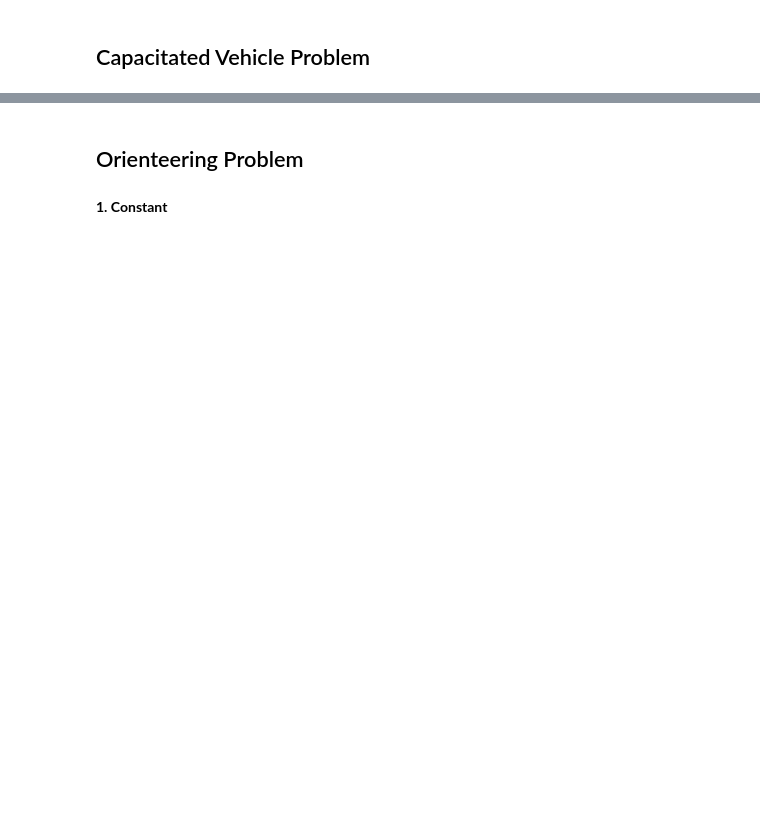
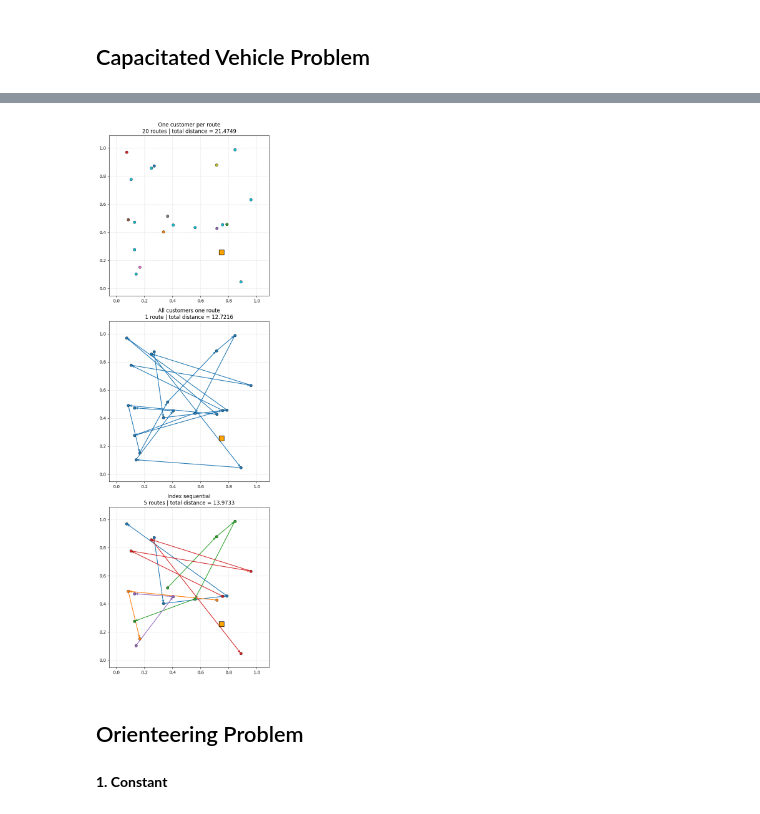
Before and after one commit to arekpaterak/master-thesis, a Jupyter notebook: notebooks/01-problems-overview.ipynb, the cells around one changed output, grey strips where cells are left out. Saved outputs shown, nothing was run; the diff lists cells and outputs as text; code cells hidden in the pictures; blank space fills up the shorter version.

```diff
--- a/notebooks/01-problems-overview.ipynb
+++ b/notebooks/01-problems-overview.ipynb
@@ -71,3 +85,29 @@ TensorDict(
+# %%
+from core.problems.cvrp.solve import (
+    all_customers_one_route,
+    index_sequential,
+    one_customer_per_route,
+)
+
+fig, axes = plt.subplots(3, 1, figsize=(6, 18))
+
+strategies = [
+    (one_customer_per_route, "One customer per route"),
+    (all_customers_one_route, "All customers one route"),
+    (index_sequential, "Index sequential"),
+]
+
+for ax, (strategy, title) in zip(axes, strategies):
+    solution: CVRPSolution = strategy(cvrp_instance)
+    solution.visualize(
+        ax=ax, with_problem_size=False, depot_in_legend=False, with_route_labels=False
+    )
+    ax.set_title(f"{title}\n{ax.get_title()}")
+
+plt.tight_layout()
+plt.show()
+# %% [output]
+[figure, added]
 # %% [markdown]
 ## Orienteering Problem
 # %% [markdown]
```
Also changed, not shown: parts of 4 cells of this notebook, 14 other files.
